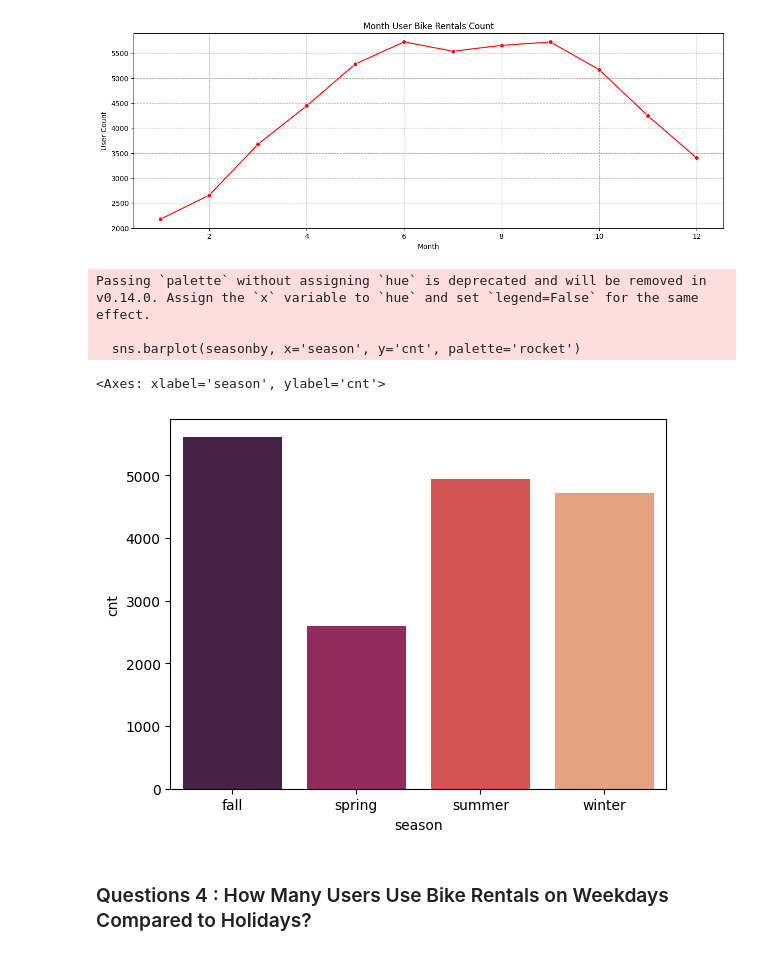
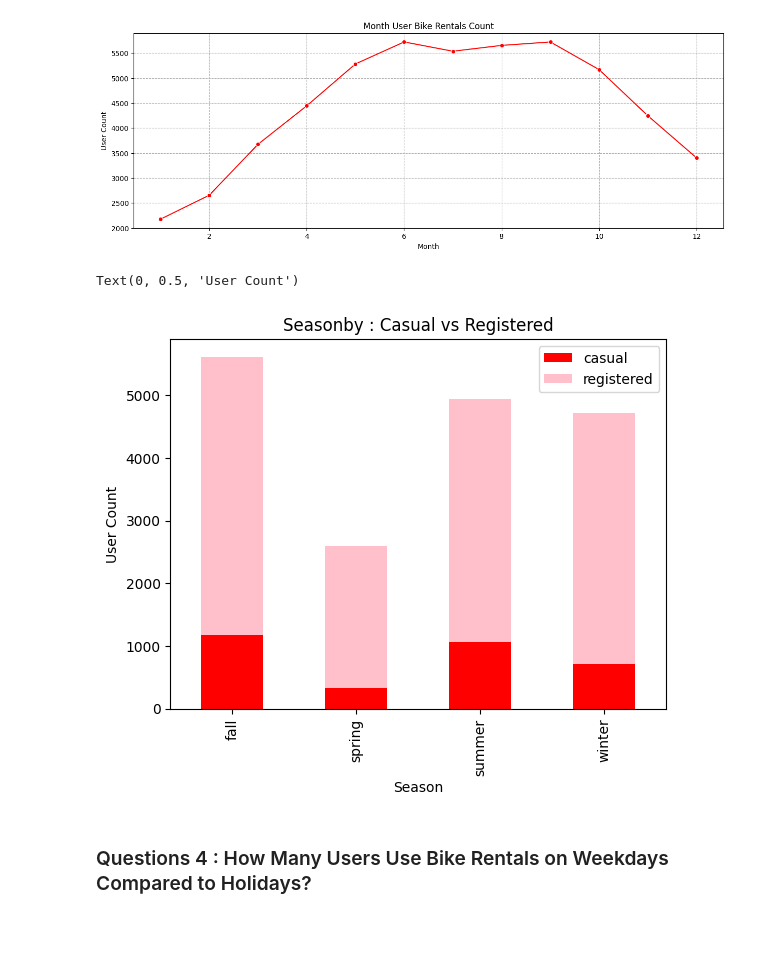
Before and after one commit to dmareee/EDA_Practice, a Jupyter notebook: notebook.ipynb, the cells around one changed output. Cells and saved outputs as stored; diff of their text form; code cells hidden in the pictures; blank space fills up the shorter version.

```diff
--- a/notebook.ipynb
+++ b/notebook.ipynb
@@ -840,14 +829,17 @@ plt.ylabel('User Count')
 plt.show()
 # %% [output]
 [figure]
-# %%
-sns.barplot(seasonby, x='season', y='cnt', palette='rocket')
-# %% [output]
-Passing `palette` without assigning `hue` is deprecated and will be removed in v0.14.0. Assign the `x` variable to `hue` and set `legend=False` for the same effect.
-
-  sns.barplot(seasonby, x='season', y='cnt', palette='rocket')
-<Axes: xlabel='season', ylabel='cnt'>
-[figure, removed]
+# %%
+# create stacked bar chart for students DataFrame
+seasonby.plot(kind='bar', stacked=True, color=['red', 'pink'])
+
+# Add Title and Labels
+plt.title('Seasonby : Casual vs Registered')
+plt.xlabel('Season')
+plt.ylabel('User Count')
+# %% [output]
+Text(0, 0.5, 'User Count')
+[figure, added]
 # %% [markdown]
 ### Questions 4 : How Many Users Use Bike Rentals on Weekdays Compared to Holidays?
 # %%
```
Also changed, not shown: parts of 12 cells of this notebook, 1 other file.
